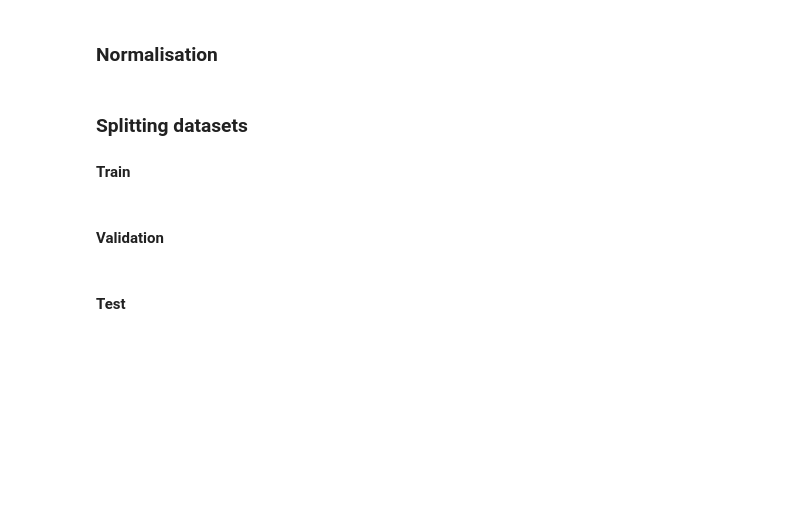
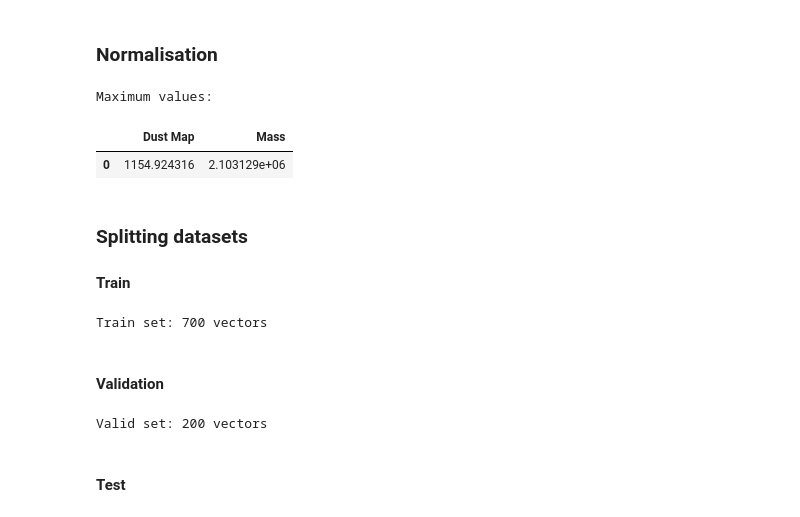
Before and after one commit to LeiRoF/M2-Internship, a Jupyter notebook: Train_Model_Sandbox.ipynb, the cells around one changed output. Cells and saved outputs as stored; diff of their text form; code cells hidden in the pictures; blank space fills up the shorter version.

```diff
--- a/Train_Model_Sandbox.ipynb
+++ b/Train_Model_Sandbox.ipynb
@@ -227,3 +206,36 @@ df
+# %%
+def normalize(x):
+
+    # Set starting values
+
+    x_maxs = copy(x[0])
+    for key in x_maxs.keys():
+        x_maxs[key] = np.max(x[0][key])
+
+    # Increase value to the maximum encountered
+
+    for vector in x:
+        for key in vector.keys():
+            if (value := np.max(np.abs(vector[key]))) > x_maxs[key]:
+                x_maxs[key] = value
+
+    # Normalize all vectors elements
+
+    for i in range(len(x)):
+        for key in vector.keys():
+            x[i][key] /= x_maxs[key]
+
+    return x_maxs
+
+x_maxs = normalize(x)
+y_maxs = normalize(y)
+# %%
+print("Maximum values:")
+pd.DataFrame.from_records([x_maxs | y_maxs, ])
+# %% [output]
+Maximum values:
+|  | Dust Map | Mass |
+| 0 | 1154.924316 | 2.103129e+06 |
 # %% [markdown]
 ### Splitting datasets
 #### Train
@@ -233,6 +245,6 @@ train_frac = 1 - valid_frac - test_frac
 train_x = x[:int(nb_vectors * train_frac)]
 train_y = y[:int(nb_vectors * train_frac)]
 
-df = pd.DataFrame(train_x)
-df.columns = x_labels
-df
+print(f"Train set: {len(train_x)} vectors")
+# %% [output]
+Train set: 700 vectors
@@ -246,6 +254,6 @@ df
 valid_x = x[int(nb_vectors * train_frac):int(nb_vectors * (train_frac + valid_frac))]
 valid_y = y[int(nb_vectors * train_frac):int(nb_vectors * (train_frac + valid_frac))]
 
-df = pd.DataFrame(valid_x)
-df.columns = x_labels
-df
+print(f"Valid set: {len(valid_x)} vectors")
+# %% [output]
+Valid set: 200 vectors
```
Also changed, not shown: parts of 24 cells of this notebook, 20 other files.
